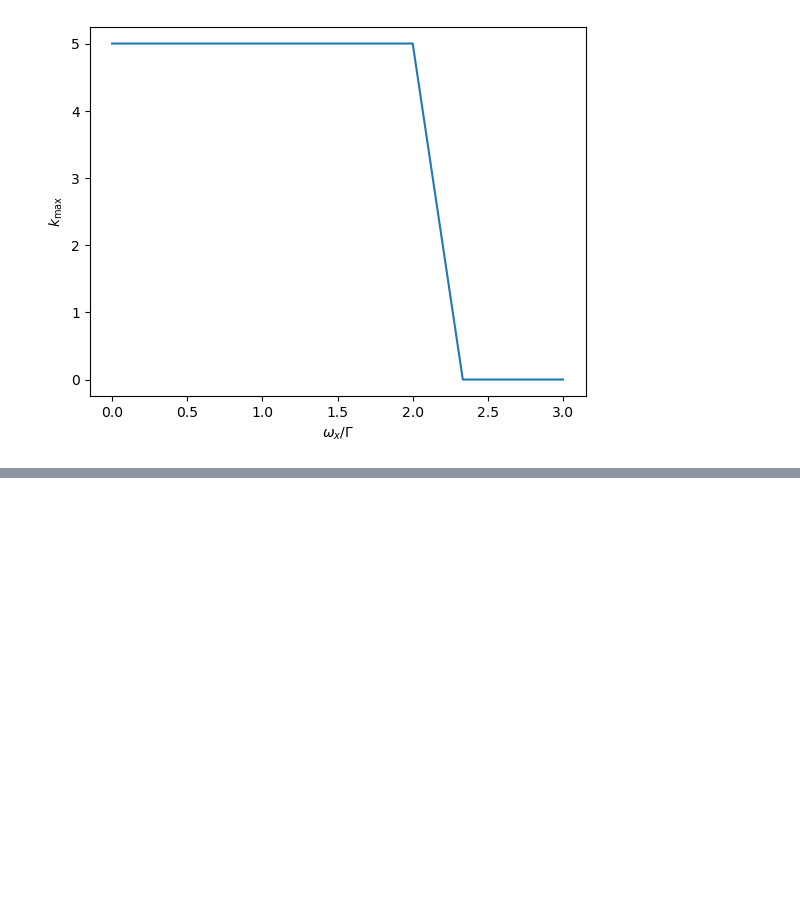
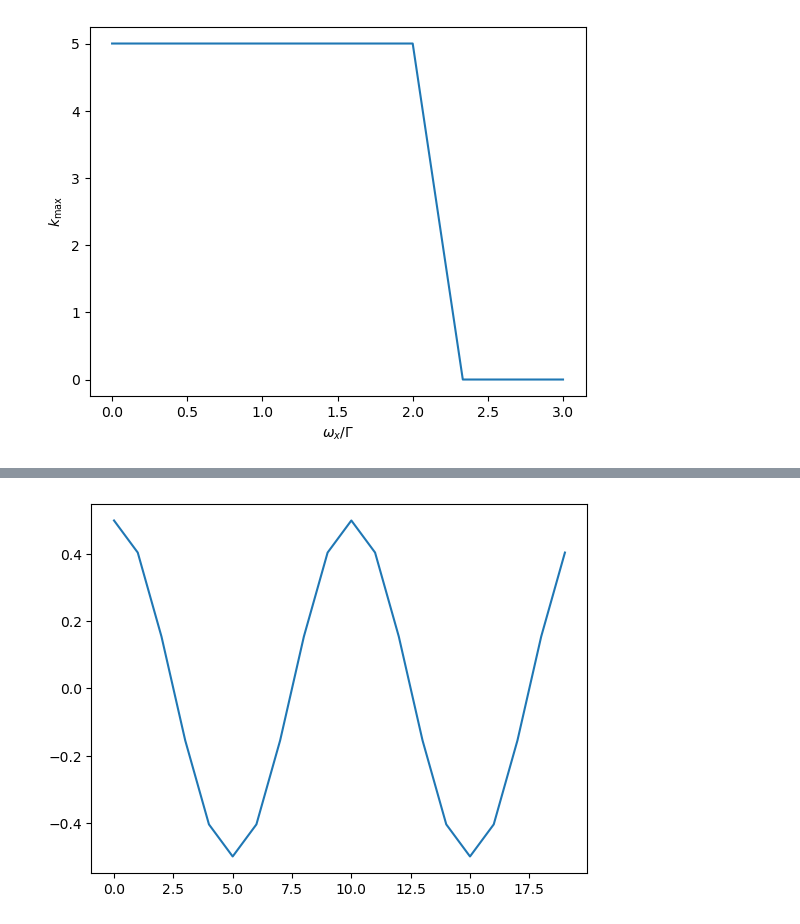
Before and after one commit to chuan97/long-range-ising, a Jupyter notebook: test_antiferro_zerotemp.ipynb, the cells around one changed output, grey strips where cells are left out. Saved outputs shown, nothing was run; the diff lists cells and outputs as text; code cells hidden in the pictures; blank space fills up the shorter version.

```diff
--- a/test_antiferro_zerotemp.ipynb
+++ b/test_antiferro_zerotemp.ipynb
@@ -749,0 +827,10 @@ plt.show()
+# %%
+N = 20
+
+k = 2
+amp = 0.5
+initial_condition = amp * np.cos(2*np.pi * np.arange(N) * k / N)
+plt.plot(initial_condition)
+plt.show()
+# %% [output]
+[figure, added]
```
Also changed, not shown: parts of 2 cells of this notebook.
